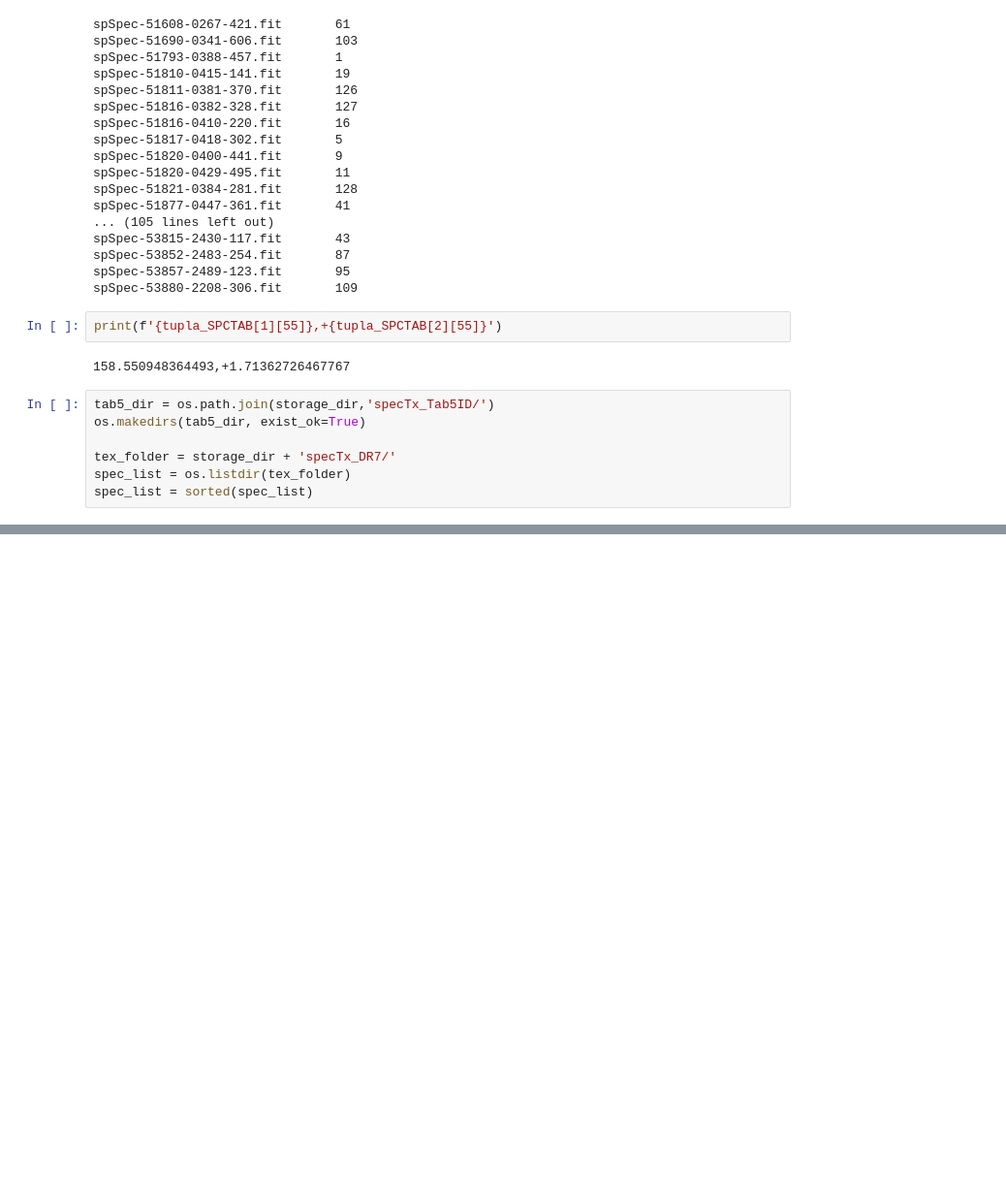
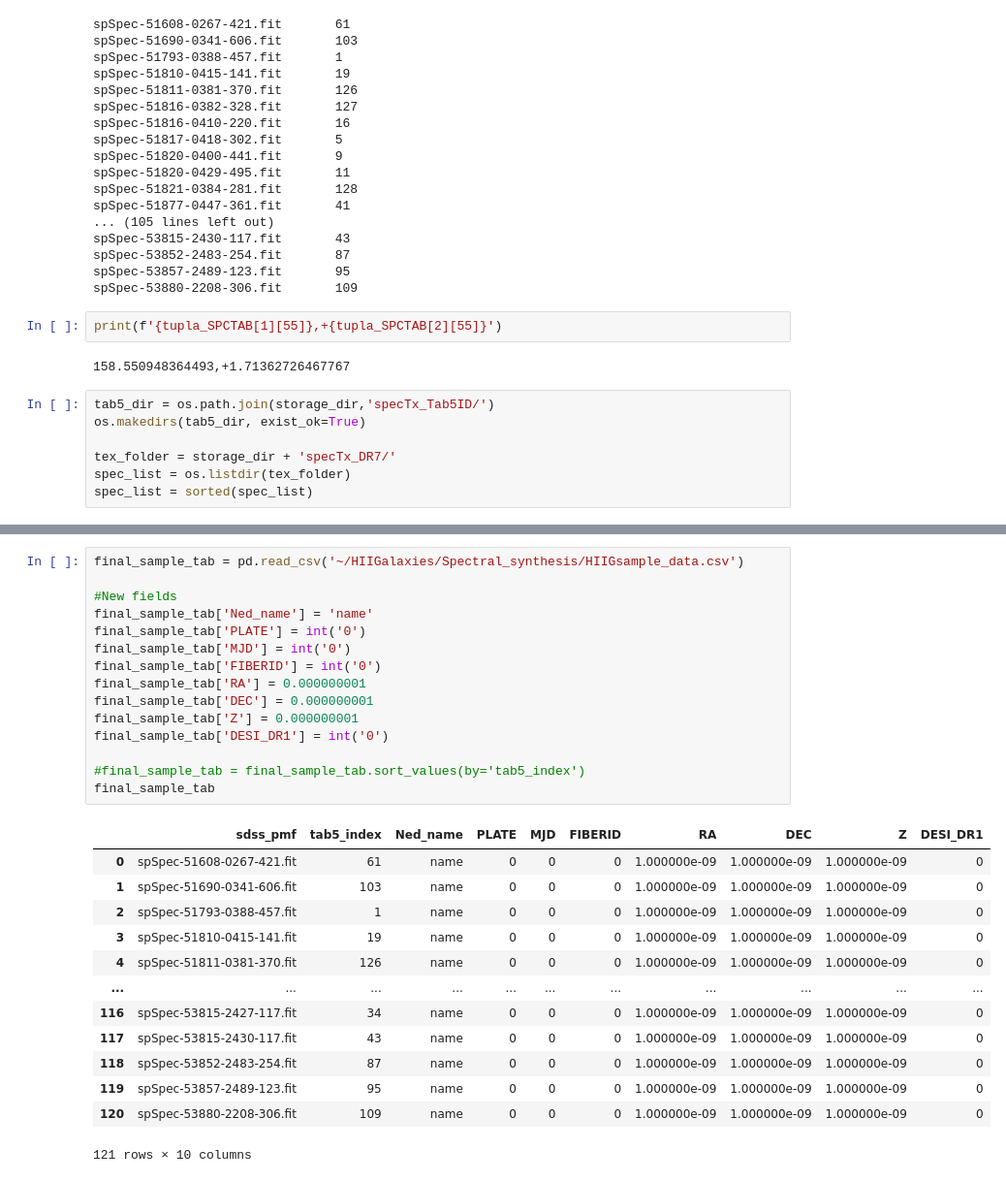
Before and after one commit to hol1m4n/HIIGalaxies, a Jupyter notebook: Spectral_synthesis/Data_finders/Object_indetificationFromArticle.ipynb, the cells around one changed output, grey strips where cells are left out. Shown at 97% size. Saved outputs shown, nothing was run; the diff lists cells and outputs as text; blank space fills up the shorter version.

```diff
--- a/Spectral_synthesis/Data_finders/Object_indetificationFromArticle.ipynb
+++ b/Spectral_synthesis/Data_finders/Object_indetificationFromArticle.ipynb
@@ -297,0 +316,29 @@ for u in range(len(spec_list)):
+# %%
+final_sample_tab = pd.read_csv('~/HIIGalaxies/Spectral_synthesis/HIIGsample_data.csv')
+
+#New fields
+final_sample_tab['Ned_name'] = 'name'
+final_sample_tab['PLATE'] = int('0')
+final_sample_tab['MJD'] = int('0')
+final_sample_tab['FIBERID'] = int('0')
+final_sample_tab['RA'] = 0.000000001
+final_sample_tab['DEC'] = 0.000000001
+final_sample_tab['Z'] = 0.000000001
+final_sample_tab['DESI_DR1'] = int('0')
+
+#final_sample_tab = final_sample_tab.sort_values(by='tab5_index')
+final_sample_tab
+# %% [output]
+|  | sdss_pmf | tab5_index | Ned_name | PLATE | MJD | FIBERID | RA | DEC | Z | DESI_DR1 |
+| 0 | spSpec-51608-0267-421.fit | 61 | name | 0 | 0 | 0 | 1.000000e-09 | 1.000000e-09 | 1.000000e-09 | 0 |
+| 1 | spSpec-51690-0341-606.fit | 103 | name | 0 | 0 | 0 | 1.000000e-09 | 1.000000e-09 | 1.000000e-09 | 0 |
+| 2 | spSpec-51793-0388-457.fit | 1 | name | 0 | 0 | 0 | 1.000000e-09 | 1.000000e-09 | 1.000000e-09 | 0 |
+| 3 | spSpec-51810-0415-141.fit | 19 | name | 0 | 0 | 0 | 1.000000e-09 | 1.000000e-09 | 1.000000e-09 | 0 |
+| 4 | spSpec-51811-0381-370.fit | 126 | name | 0 | 0 | 0 | 1.000000e-09 | 1.000000e-09 | 1.000000e-09 | 0 |
+| ... | ... | ... | ... | ... | ... | ... | ... | ... | ... | ... |
+| 116 | spSpec-53815-2427-117.fit | 34 | name | 0 | 0 | 0 | 1.000000e-09 | 1.000000e-09 | 1.000000e-09 | 0 |
+| 117 | spSpec-53815-2430-117.fit | 43 | name | 0 | 0 | 0 | 1.000000e-09 | 1.000000e-09 | 1.000000e-09 | 0 |
+| 118 | spSpec-53852-2483-254.fit | 87 | name | 0 | 0 | 0 | 1.000000e-09 | 1.000000e-09 | 1.000000e-09 | 0 |
+| 119 | spSpec-53857-2489-123.fit | 95 | name | 0 | 0 | 0 | 1.000000e-09 | 1.000000e-09 | 1.000000e-09 | 0 |
+| 120 | spSpec-53880-2208-306.fit | 109 | name | 0 | 0 | 0 | 1.000000e-09 | 1.000000e-09 | 1.000000e-09 | 0 |
+121 rows × 10 columns
```
Also changed, not shown: parts of 7 cells of this notebook, 9 other files.
